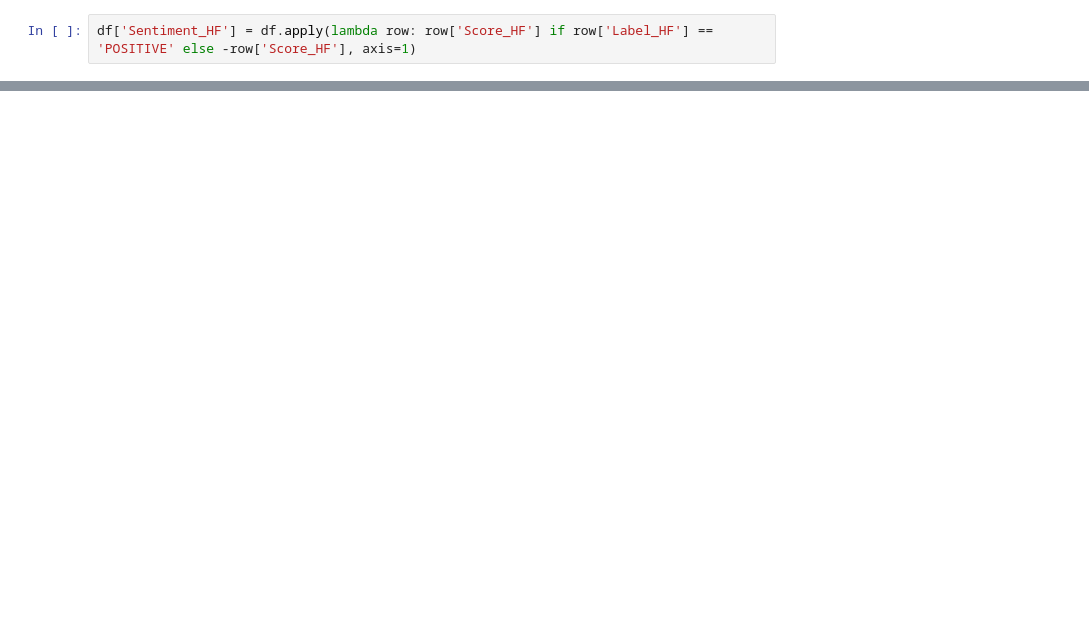
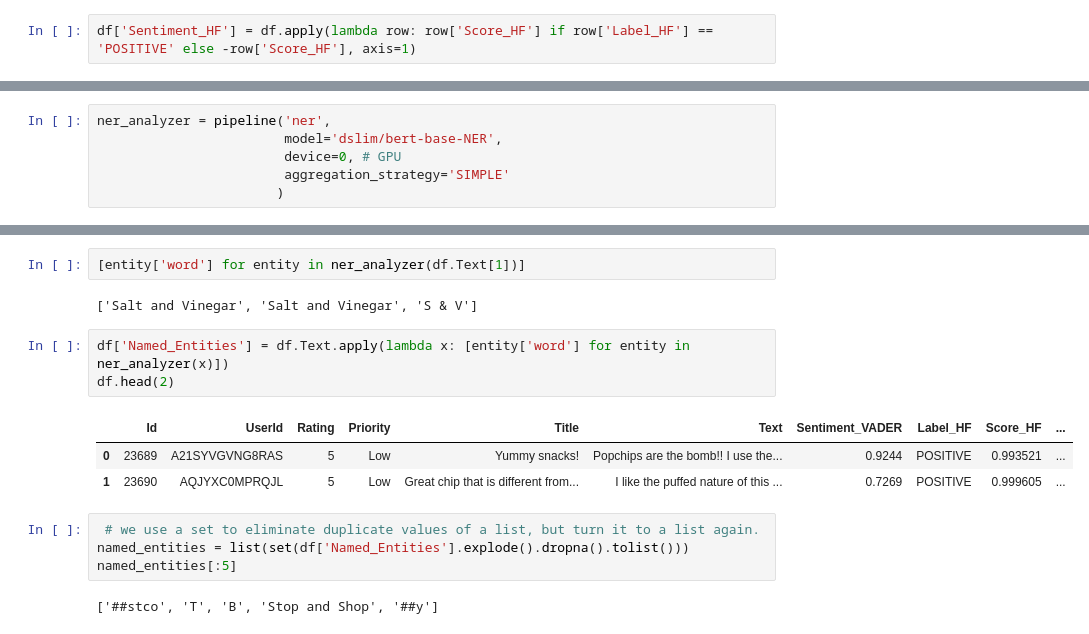
Before and after one commit to Camiloesp/PythonDataScience_NaturalLanguageProcessing, a Jupyter notebook: 5_Transformers_HuggingFace.ipynb, the cells around one changed output, grey strips where cells are left out. Drawn from its saved outputs; the diff is of its cells as text; blank space fills up the shorter version.

Commit message:
Named Entity Recognition (NER)

```diff
--- a/5_Transformers_HuggingFace.ipynb
+++ b/5_Transformers_HuggingFace.ipynb
@@ -174,0 +248,6 @@ df.head()
+# %%
+ner_analyzer = pipeline('ner',
+                        model='dslim/bert-base-NER',
+                        device=0, # GPU
+                        aggregation_strategy='SIMPLE'
+                       )
@@ -174,0 +277,17 @@ df.head()
+# %%
+[entity['word'] for entity in ner_analyzer(df.Text[1])]
+# %% [output]
+['Salt and Vinegar', 'Salt and Vinegar', 'S & V']
+# %%
+df['Named_Entities'] = df.Text.apply(lambda x: [entity['word'] for entity in ner_analyzer(x)])
+df.head(2)
+# %% [output]
+|  | Id | UserId | Rating | Priority | Title | Text | Sentiment_VADER | Label_HF | Score_HF | ... |
+| 0 | 23689 | A21SYVGVNG8RAS | 5 | Low | Yummy snacks! | Popchips are the bomb!! I use the... | 0.9244 | POSITIVE | 0.993521 | ... |
+| 1 | 23690 | AQJYXC0MPRQJL | 5 | Low | Great chip that is different from... | I like the puffed nature of this ... | 0.7269 | POSITIVE | 0.999605 | ... |
+# %%
+ # we use a set to eliminate duplicate values of a list, but turn it to a list again.
+named_entities = list(set(df['Named_Entities'].explode().dropna().tolist()))
+named_entities[:5]
+# %% [output]
+['##stco', 'T', 'B', 'Stop and Shop', '##y']
```
Also changed, not shown: parts of 15 cells of this notebook, 1 other file.
